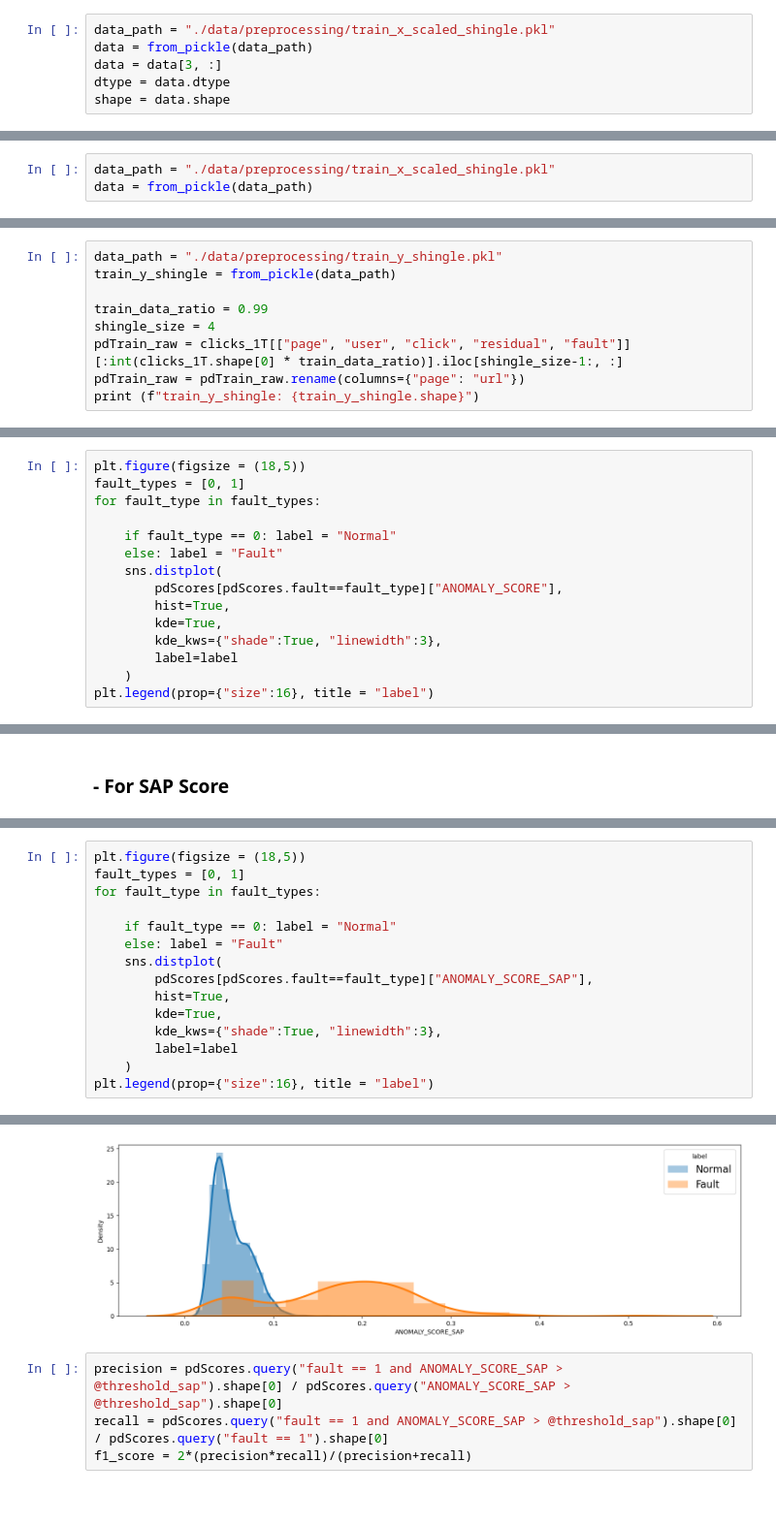
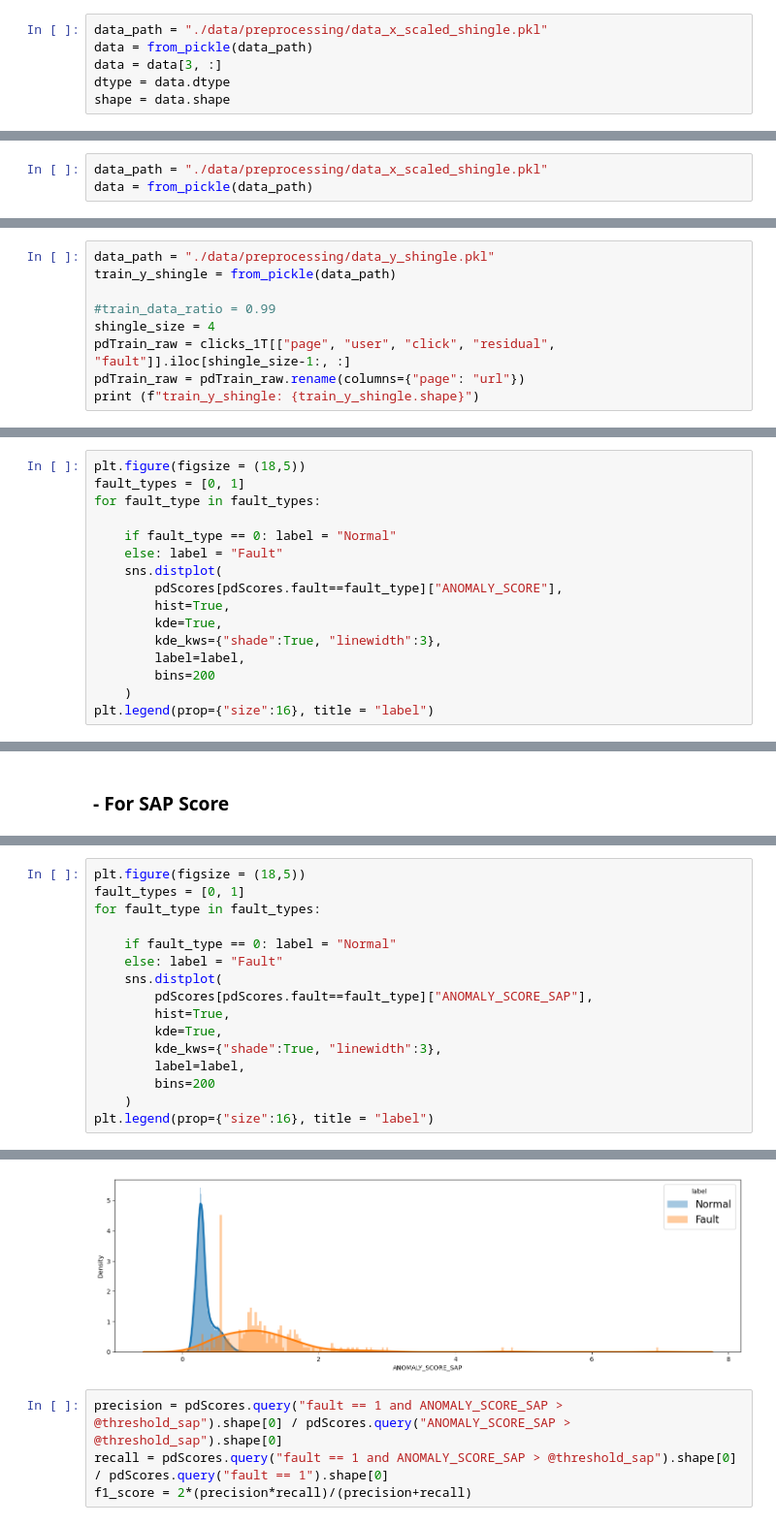
Before and after one commit to dongjin-ml/anomaly-detection-with-explanation, a Jupyter notebook: 2.rapp-with-explanation.ipynb, the cells around one changed output, grey strips where cells are left out. Shown at 97% size. Saved outputs shown, nothing was run; the diff lists cells and outputs as text; blank space fills up the shorter version.

```diff
--- a/2.rapp-with-explanation.ipynb
+++ b/2.rapp-with-explanation.ipynb
@@ -531,7 +545,7 @@ def from_pickle(obj_path):
         obj=pickle.load(f)
     return obj
 # %%
-data_path = "./data/preprocessing/train_x_scaled_shingle.pkl"
+data_path = "./data/preprocessing/data_x_scaled_shingle.pkl"
 data = from_pickle(data_path)
 data = data[3, :]
 dtype = data.dtype
@@ -610,7 +624,7 @@ result:  {'pred': [{'ANOMALY_SCORE_SAP': 0.0250532329082489, 'URLS_ATTRIBUTION_S
 # %% [markdown]
 * get anomaly scores
 # %%
-data_path = "./data/preprocessing/train_x_scaled_shingle.pkl"
+data_path = "./data/preprocessing/data_x_scaled_shingle.pkl"
 data = from_pickle(data_path)
 # %%
 %%time
@@ -643,10 +673,10 @@ pdScores = pd.DataFrame(pred_results)
 # %%
-data_path = "./data/preprocessing/train_y_shingle.pkl"
+data_path = "./data/preprocessing/data_y_shingle.pkl"
 train_y_shingle = from_pickle(data_path)
 
-train_data_ratio = 0.99
+#train_data_ratio = 0.99
 shingle_size = 4
-pdTrain_raw = clicks_1T[["page", "user", "click", "residual", "fault"]][:int(clicks_1T.shape[0] * train_data_ratio)].iloc[shingle_size-1:, :]
+pdTrain_raw = clicks_1T[["page", "user", "click", "residual", "fault"]].iloc[shingle_size-1:, :]
 pdTrain_raw = pdTrain_raw.rename(columns={"page": "url"})
 print (f"train_y_shingle: {train_y_shingle.shape}")
 # %% [output]
@@ -722,7 +752,8 @@ for fault_type in fault_types:
         hist=True,
         kde=True,
         kde_kws={"shade":True, "linewidth":3},
-        label=label
+        label=label,
+        bins=200
     )
 plt.legend(prop={"size":16}, title = "label")
 # %% [output]
@@ -771,21 +802,22 @@ plot_click_w_ad_exp(pdScores, anomalous, threshold_sap, start_dt=stime, end_dt=e
 # %%
 plt.figure(figsize = (18,5))
 fault_types = [0, 1]
 for fault_type in fault_types:
 
     if fault_type == 0: label = "Normal"
     else: label = "Fault"
     sns.distplot(
         pdScores[pdScores.fault==fault_type]["ANOMALY_SCORE_SAP"],
         hist=True,
         kde=True,
         kde_kws={"shade":True, "linewidth":3},
-        label=label
+        label=label,
+        bins=200
     )
 plt.legend(prop={"size":16}, title = "label")
 # %% [output]
 <matplotlib.legend.Legend at 0x...>
-[figure, old version]
+[figure, new version]
 # %%
 precision = pdScores.query("fault == 1 and ANOMALY_SCORE_SAP > @threshold_sap").shape[0] / pdScores.query("ANOMALY_SCORE_SAP > @threshold_sap").shape[0]
 recall = pdScores.query("fault == 1 and ANOMALY_SCORE_SAP > @threshold_sap").shape[0] / pdScores.query("fault == 1").shape[0]
```
Also changed, not shown: parts of 36 cells of this notebook, 29 other files.
